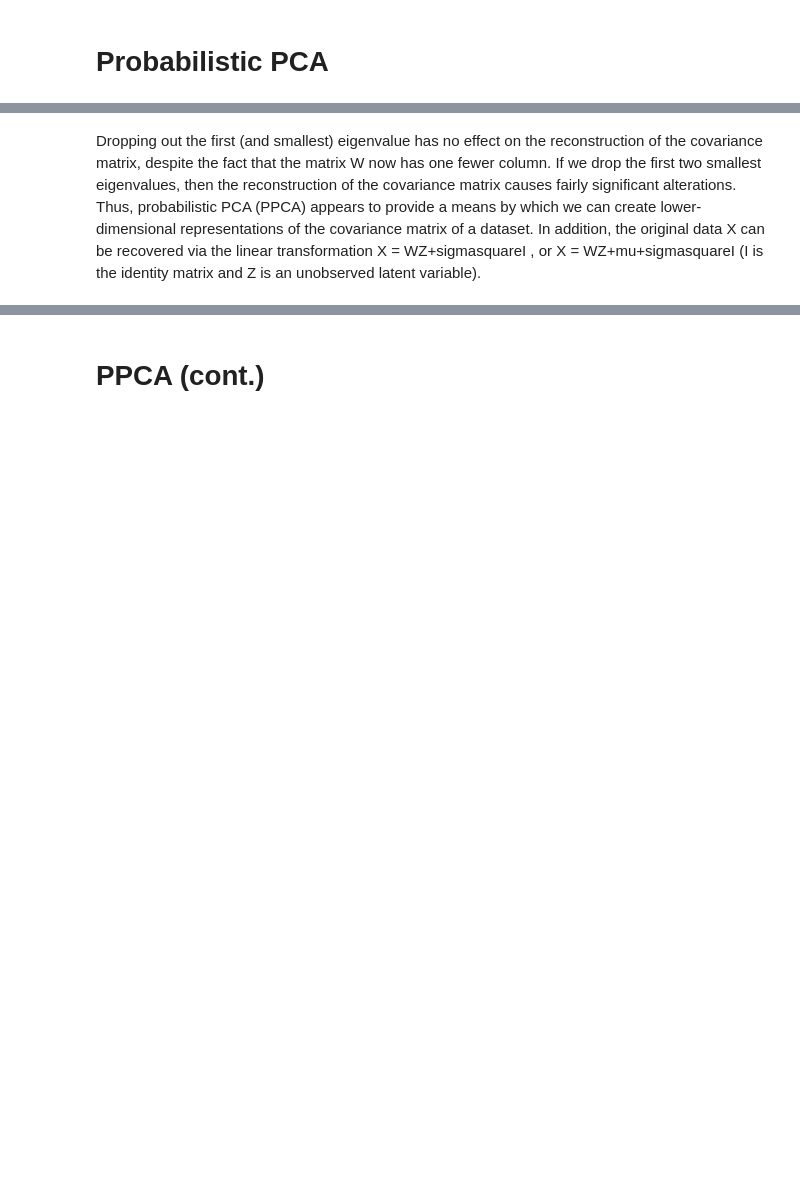
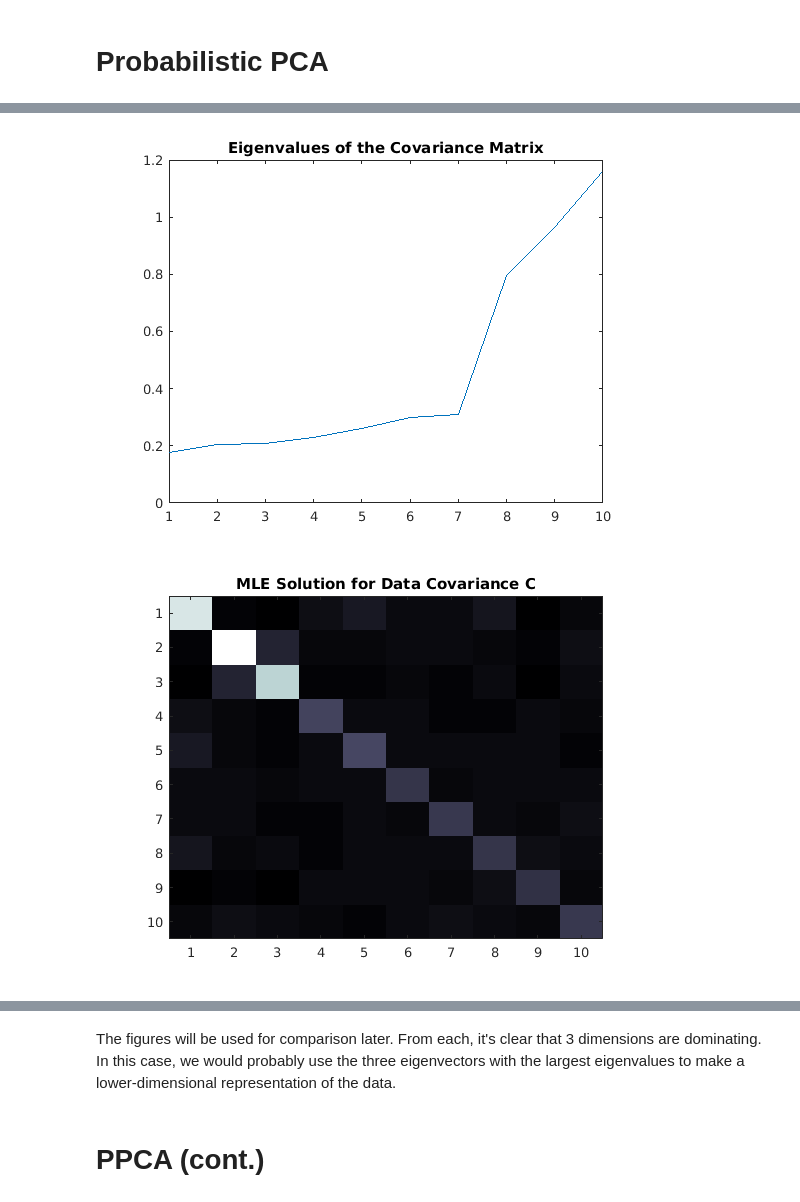
Before and after one commit to byronprice/Bayesian-Statistics, a Jupyter notebook: Bayesian_PCA.ipynb, the cells around one changed output, grey strips where cells are left out. Cells and saved outputs as stored; diff of their text form; code cells hidden in the pictures; blank space fills up the shorter version.

```diff
--- a/Bayesian_PCA.ipynb
+++ b/Bayesian_PCA.ipynb
@@ -131,10 +118,30 @@ ans =
-# %% [markdown]
-Dropping out the first (and smallest) eigenvalue has no effect on the reconstruction
-of the covariance matrix, despite the fact that the matrix W now has one fewer
-column. If we drop the first two smallest eigenvalues, then the reconstruction
-of the covariance matrix causes fairly significant alterations. Thus, probabilistic
-PCA (PPCA) appears to provide a means by which we can create lower-dimensional
-representations of the covariance matrix of a dataset. In addition, the original
-data X can be recovered via the linear transformation X = WZ+sigmasquareI , or
-X = WZ+mu+sigmasquareI (I is the identity matrix and Z is an unobserved latent
-variable).
+# %%
+% GENERATE DATA WITH 3 DIMENSIONS OF VARIANCE 1 and 7 DIMENSIONS OF VARIANCE 0.5
+N = 300;d = 10;
+q = d-1;
+data = zeros(d,N);
+for ii=1:N
+    for jj=1:3
+        data(jj,ii) = normrnd(0,1);
+    end
+end
+for ii=1:N
+    for jj=4:d
+        data(jj,ii) = normrnd(0,0.5);
+    end
+end
+
+dataMu = mean(data,2);
+data = data-repmat(dataMu,[1,N]);
+S = cov(data');% (1/(N-1))*data*data';
+[V,D] = eig(S);
+trueW = V(:,2:end)*sqrtm(D(2:end,2:end)-D(1,1)*eye(q));
+trueC = trueW*trueW'+D(1,1)*eye(d);
+
+figure();imagesc(trueW);colormap('bone');title('MLE Solution for W');
+figure();imagesc(trueC);colormap('bone');title('MLE Solution for Data Covariance C');
+
+figure();plot(diag(D));title('Eigenvalues of the Covariance Matrix');
+# %% [output]
+[figure, added]
+[figure, added]
@@ -141,2 +149,4 @@ variable).
+# %% [markdown]
+The figures will be used for comparison later. From each, it's clear that 3 dimensions are dominating. In this case, we would probably use the three eigenvectors with the largest eigenvalues to make a lower-dimensional representation of the data.
 # %% [markdown]
 # PPCA (cont.)
```
Also changed, not shown: parts of 20 cells of this notebook, 1 other file.
